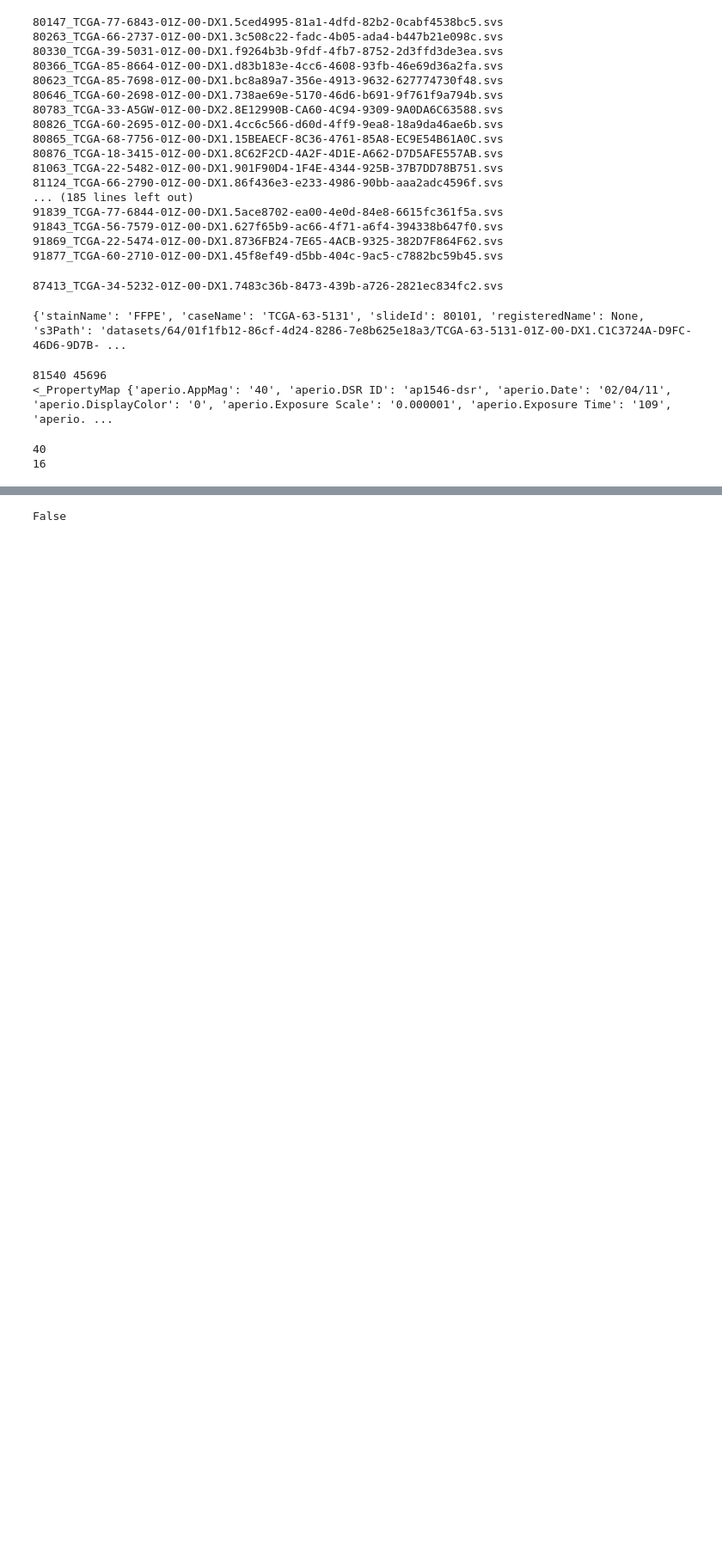
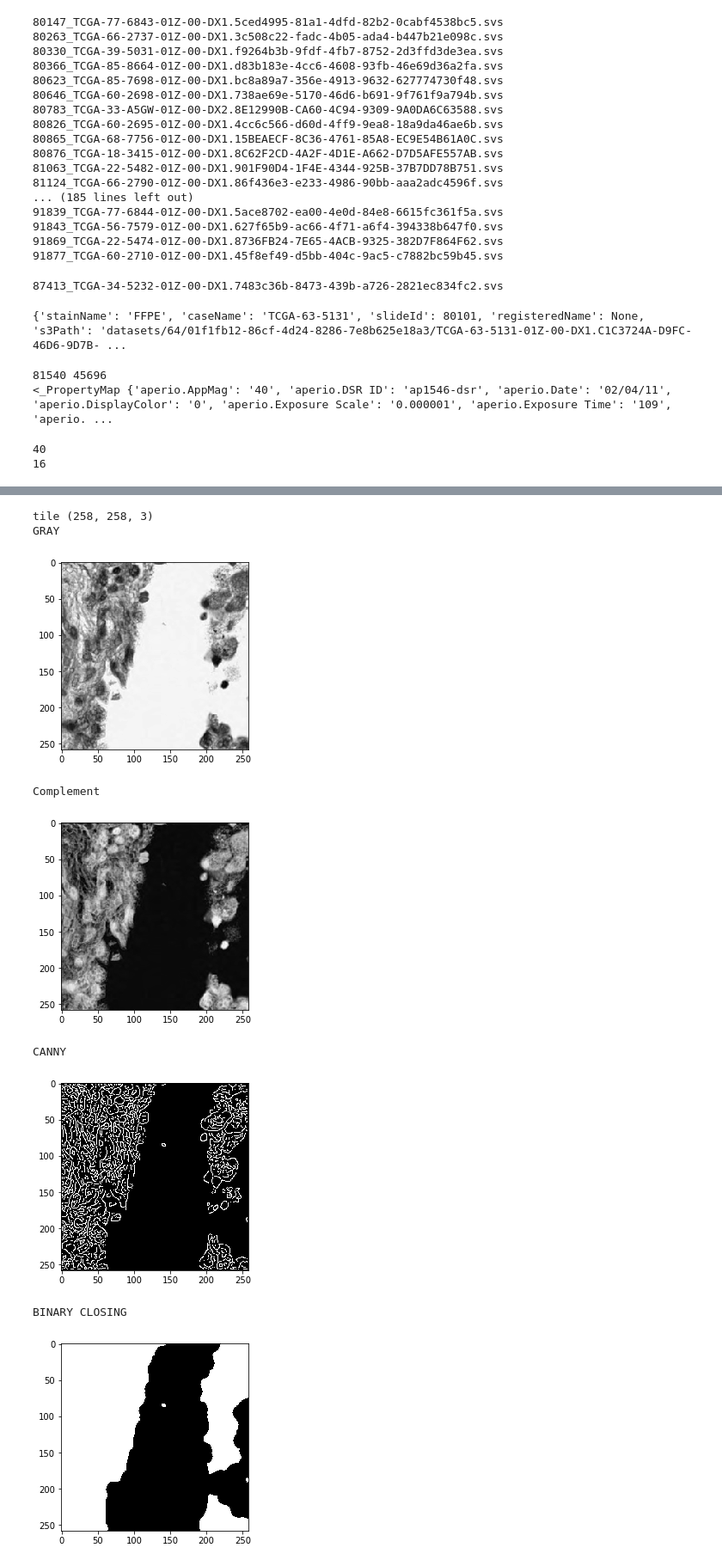
Before and after one commit to swapnull7/GeneGAN, a Jupyter notebook: TCGA Regions.ipynb, the cells around one changed output, grey strips where cells are left out. Shown at 86% size. Drawn from its saved outputs; the diff is of its cells as text; code cells hidden in the pictures; blank space fills up the shorter version.

```diff
--- a/TCGA Regions.ipynb
+++ b/TCGA Regions.ipynb
@@ -307,9 +309,29 @@ def process_tile(tile_tuple, sample_size, grayscale):
                  .reshape((-1, sample_size, sample_size, ch)))
     samples = [(slide_num, sample) for sample in list(samples)]
     return samples
+# %%
+def optical_density(tile):
+    """
+    Convert a tile to optical density values.
+    Args:
+    tile: A 3D NumPy array of shape (tile_size, tile_size, channels).
+    Returns:
+    A 3D NumPy array of shape (tile_size, tile_size, channels)
+    representing optical density values.
+    """
+    tile = tile.astype(np.float64)
+  #od = -np.log10(tile/255 + 1e-8)
+    od = -np.log((tile+1)/240)
+    return od
 # %%
+from skimage.color import rgb2gray
+from skimage.feature import canny
+from skimage.morphology import binary_closing, binary_dilation, disk
+from scipy.ndimage.morphology import binary_fill_holes
+
+name, tile, generator = process_tile_index(index, tile_indices)
 tissue_threshold = 0.5
-tile_size =
+tile_size = 258
 """
   Determine if a tile should be kept.
   This filters out tiles based on size and a tissue percentage
@@ -330,48 +352,92 @@ tile_size =
 
 if tile.shape[0:2] == (tile_size, tile_size):
     tile_orig = tile
-
 # Check 1
 # Convert 3D RGB image to 2D grayscale image, from
 # 0 (dense tissue) to 1 (plain background).
+    print("tile",tile.shape)
     tile = rgb2gray(tile)
+    print("GRAY")
+    imgplot = plt.imshow(tile,cmap="gray")
+    plt.show()
 # 8-bit depth complement, from 1 (dense tissue)
 # to 0 (plain background).
+    print("Complement")
     tile = 1 - tile
+    imgplot = plt.imshow(tile,cmap="gray")
+    plt.show()
 # Canny edge detection with hysteresis thresholding.
 # This returns a binary map of edges, with 1 equal to
 # an edge. The idea is that tissue would be full of
 # edges, while background would not.
+    print("CANNY")
     tile = canny(tile)
+    imgplot = plt.imshow(tile,cmap="gray")
+    plt.show()
 # Binary closing, which is a dilation followed by
 # an erosion. This removes small dark spots, which
 # helps remove noise in the background.
+    print("BINARY CLOSING")
     tile = binary_closing(tile, disk(10))
+    imgplot = plt.imshow(tile,cmap="gray")
+    plt.show()
 # Binary dilation, which enlarges bright areas,
 # and shrinks dark areas. This helps fill in holes
 # within regions of tissue.
+    print("DILATION")
     tile = binary_dilation(tile, disk(10))
+    imgplot = plt.imshow(tile,cmap="gray")
+    plt.show()
 # Fill remaining holes within regions of tissue.
+
     tile = binary_fill_holes(tile)
+    print("FILL HOLES")
+    imgplot = plt.imshow(tile,cmap="gray")
+    plt.show()
 # Calculate percentage of tissue coverage.
     percentage = tile.mean()
+    print("Percentage =", percentage)
     check1 = percentage >= tissue_threshold
 
 # Check 2
 # Convert to optical density values
     tile = optical_density(tile_orig)
+    print("OPTICAL _DENSITY")
+    imgplot = plt.imshow(tile,cmap="gray")
+    plt.show()
 # Threshold at beta
     beta = 0.15
     tile = np.min(tile, axis=2) >= beta
 # Apply morphology for same reasons as above.
+    print("FILL HOLES")
+    imgplot = plt.imshow(tile,cmap="gray")
+    plt.show()
     tile = binary_closing(tile, disk(2))
+    print("FILL HOLES")
+    imgplot = plt.imshow(tile,cmap="gray")
+    plt.show()
     tile = binary_dilation(tile, disk(2))
+    print("FILL HOLES")
+    imgplot = plt.imshow(tile,cmap="gray")
+    plt.show()
     tile = binary_fill_holes(tile)
+    print("FILL HOLES")
+    imgplot = plt.imshow(tile,cmap="gray")
+    plt.show()
     percentage = tile.mean()
+    print("Percentage =", percentage)
     check2 = percentage >= tissue_threshold
 
     print (check1) and (check2)
 else:
     print("False")
 # %% [output]
-False
+tile (258, 258, 3)
+GRAY
+[figure, added]
+Complement
+[figure, added]
+CANNY
+[figure, added]
+BINARY CLOSING
+[figure, added]
```
Also changed, not shown: parts of 9 cells of this notebook, 1 other file.
